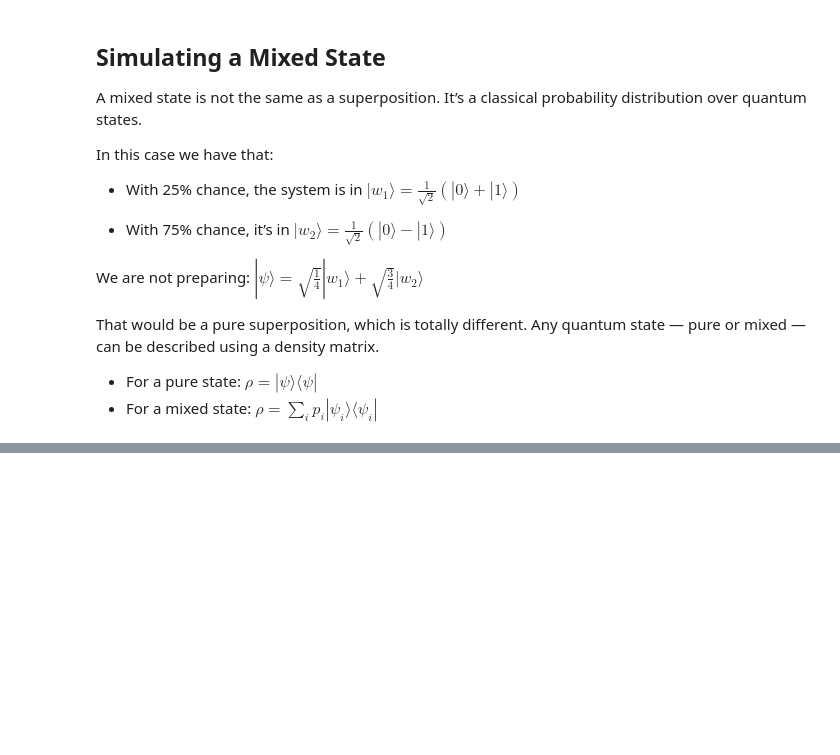
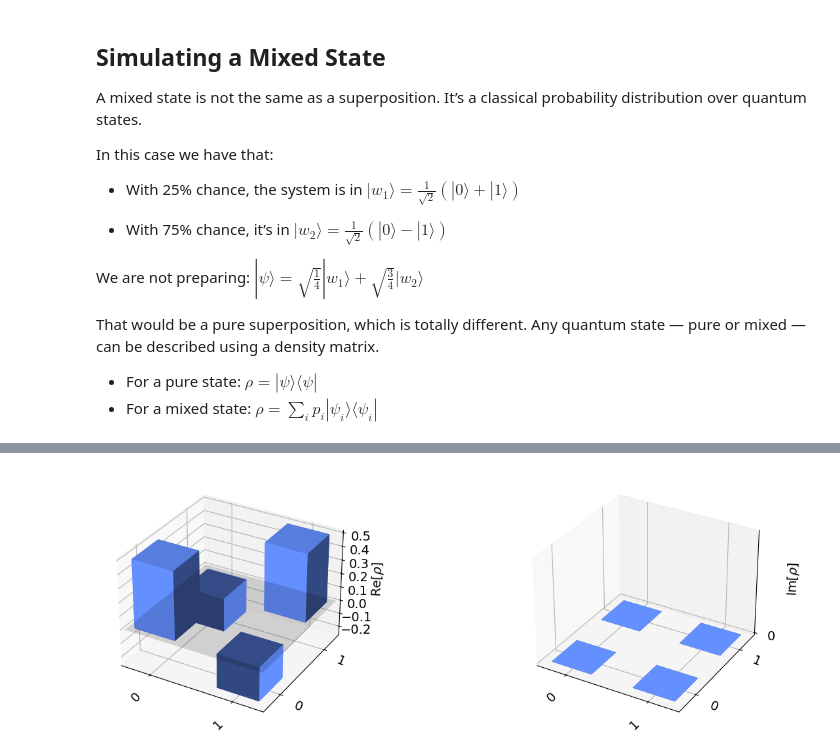
Before and after one commit to sevetseh28/quantum_studies, a Jupyter notebook: quantum-studies/src/quantum_studies/qiskit_circuits/quantum_info/density_matrix_mixed_state.ipynb, the cells around one changed output, grey strips where cells are left out. Cells and saved outputs as stored; diff of their text form; code cells hidden in the pictures; blank space fills up the shorter version.

```diff
--- a/quantum-studies/src/quantum_studies/qiskit_circuits/quantum_info/density_matrix_mixed_state.ipynb
+++ b/quantum-studies/src/quantum_studies/qiskit_circuits/quantum_info/density_matrix_mixed_state.ipynb
@@ -57,0 +71,4 @@ $$
+# %%
+rho.draw('city')
+# %% [output]
+[figure, added]
```
Also changed, not shown: parts of 3 cells of this notebook.
